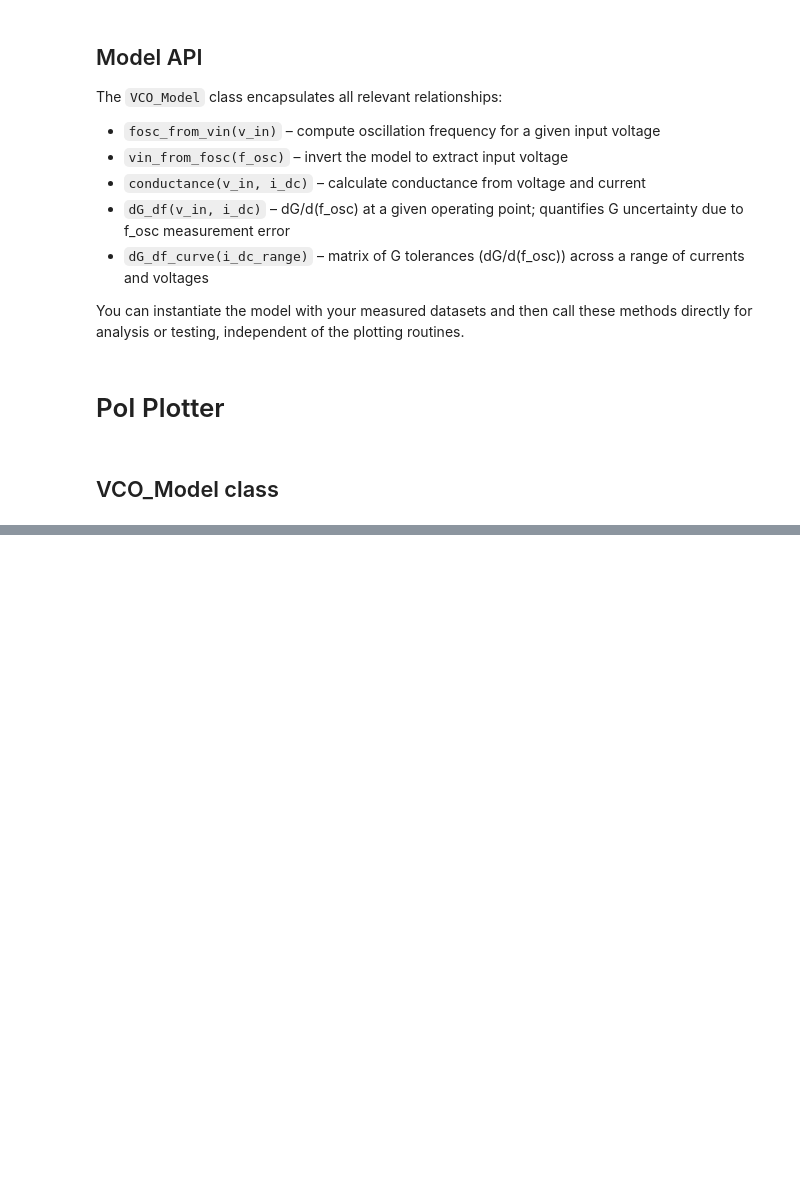
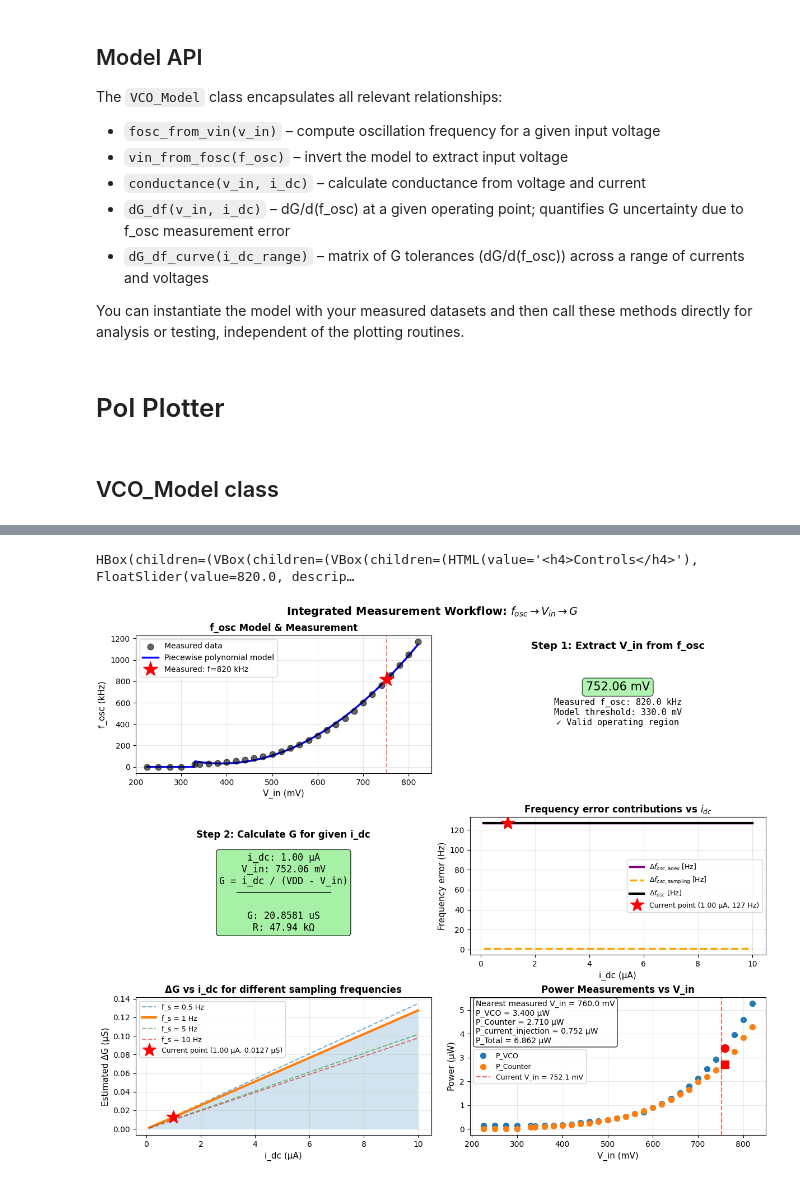
Before and after one commit to ismailessaidi11/HEEPidermis, a Jupyter notebook: scripts/plotter/PoI_plotter.ipynb, the cells around one changed output, grey strips where cells are left out. Drawn from its saved outputs; the diff is of its cells as text; code cells hidden in the pictures; blank space fills up the shorter version.

Commit message:
updated the equations (still plots need to be worked)

```diff
--- a/scripts/plotter/PoI_plotter.ipynb
+++ b/scripts/plotter/PoI_plotter.ipynb
@@ -24,14 +24,9 @@ warnings.filterwarnings('ignore')
 ## VCO_Model class
 # %%
 from VCO_model import VCO_Model
-# df = pd.read_csv("VCO_data.csv")
-# print(df.Vin)
+
 # instantiate the model with our data
-VCO_model = VCO_Model(data_path="VCO_data.csv")
-
-# Measured data from your graph
-vin_data = VCO_model.vin_data
-fosc_data = VCO_model.fosc_data
+VCO_model = VCO_Model(data_folder="data")
 # %%
 # from pannels import plot_fosc_model
 # plot_fosc_model(VCO_model, mode="fit"
@@ -135,0 +124,5 @@ HBox(children=(VBox(children=(VBox(children=(HTML(value='<h4>Controls</h4>'), Fl
+# %%
+PoI_plotter(VCO_model)
+# %% [output]
+HBox(children=(VBox(children=(VBox(children=(HTML(value='<h4>Controls</h4>'), FloatSlider(value=820.0, descrip…
+[figure, added]
```
Also changed, not shown: parts of 3 cells of this notebook, 3 other files.
